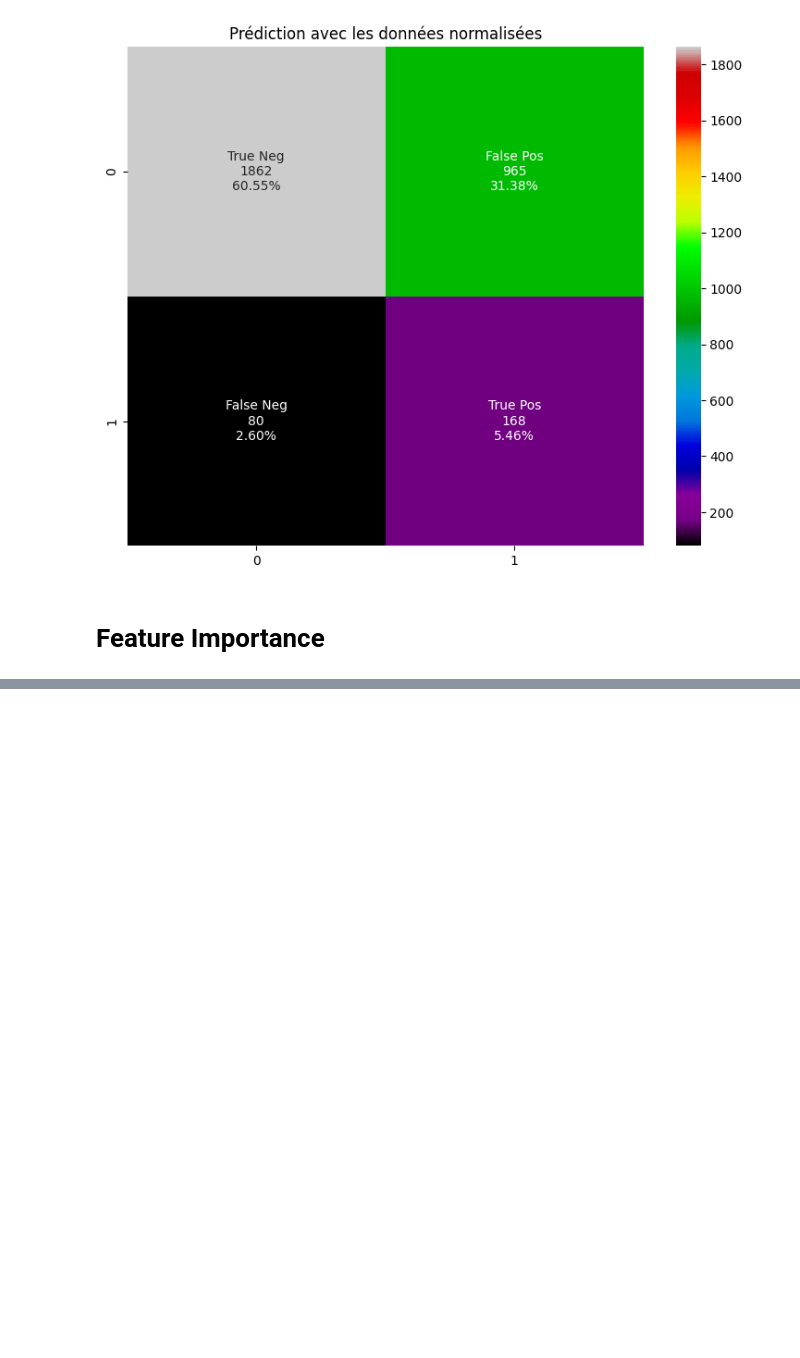
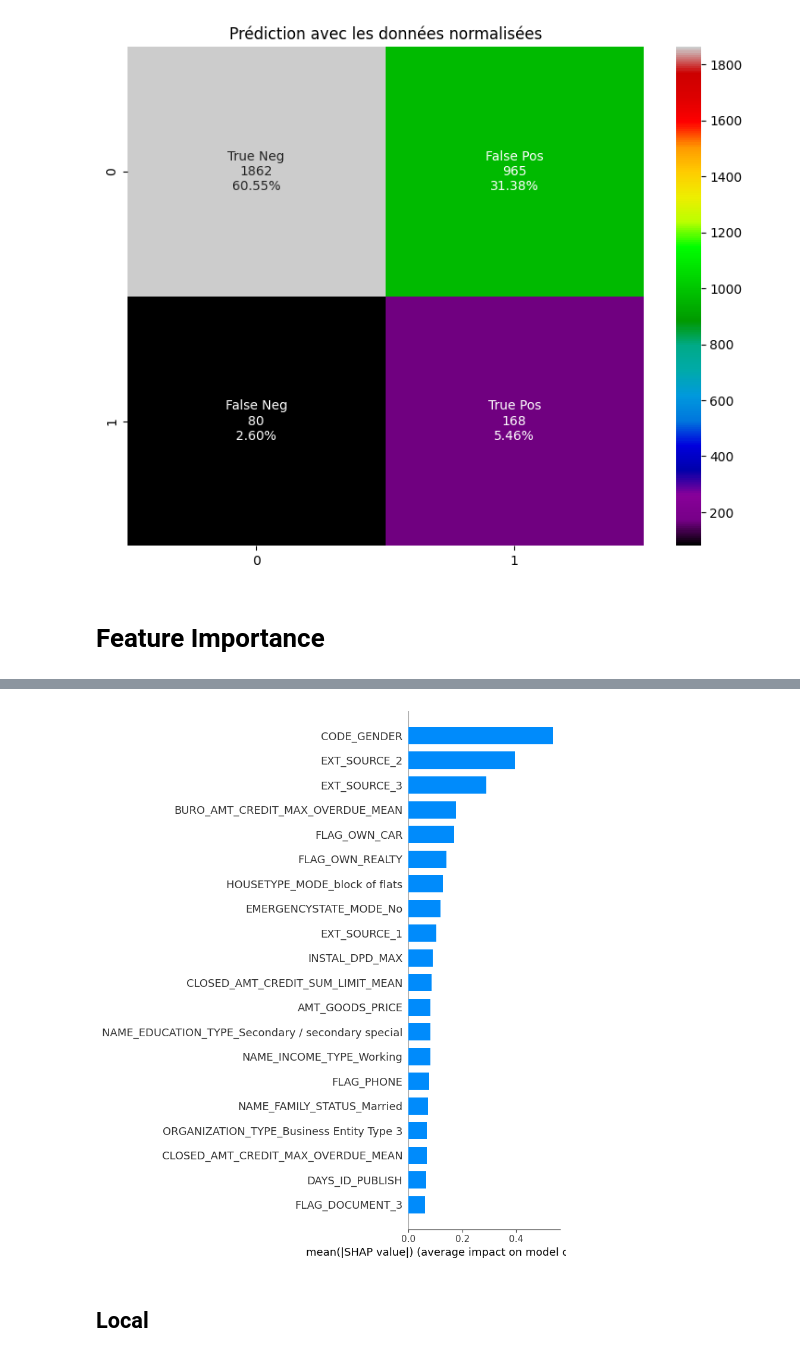
Before and after one commit to Nacim-B/Credit-Default-Risk-Scoring-Model-, a Jupyter notebook: Modelisation.ipynb, the cells around one changed output, grey strips where cells are left out. Cells and saved outputs as stored; diff of their text form; code cells hidden in the pictures; blank space fills up the shorter version.

```diff
--- a/Modelisation.ipynb
+++ b/Modelisation.ipynb
@@ -866,0 +854,7 @@ array([-7.54619594e-01, -1.21860831e-01, -2.17154221e-01, -2.25435089e-02,
+# %%
+fig2= plt.figure()
+shap.summary_plot(shap_values, features=X1_test, feature_names=X1.iloc[0,:].index, plot_type='bar')
+# %% [output]
+[figure, added]
+# %% [markdown]
+## Local
```
Also changed, not shown: parts of 6 cells of this notebook.
